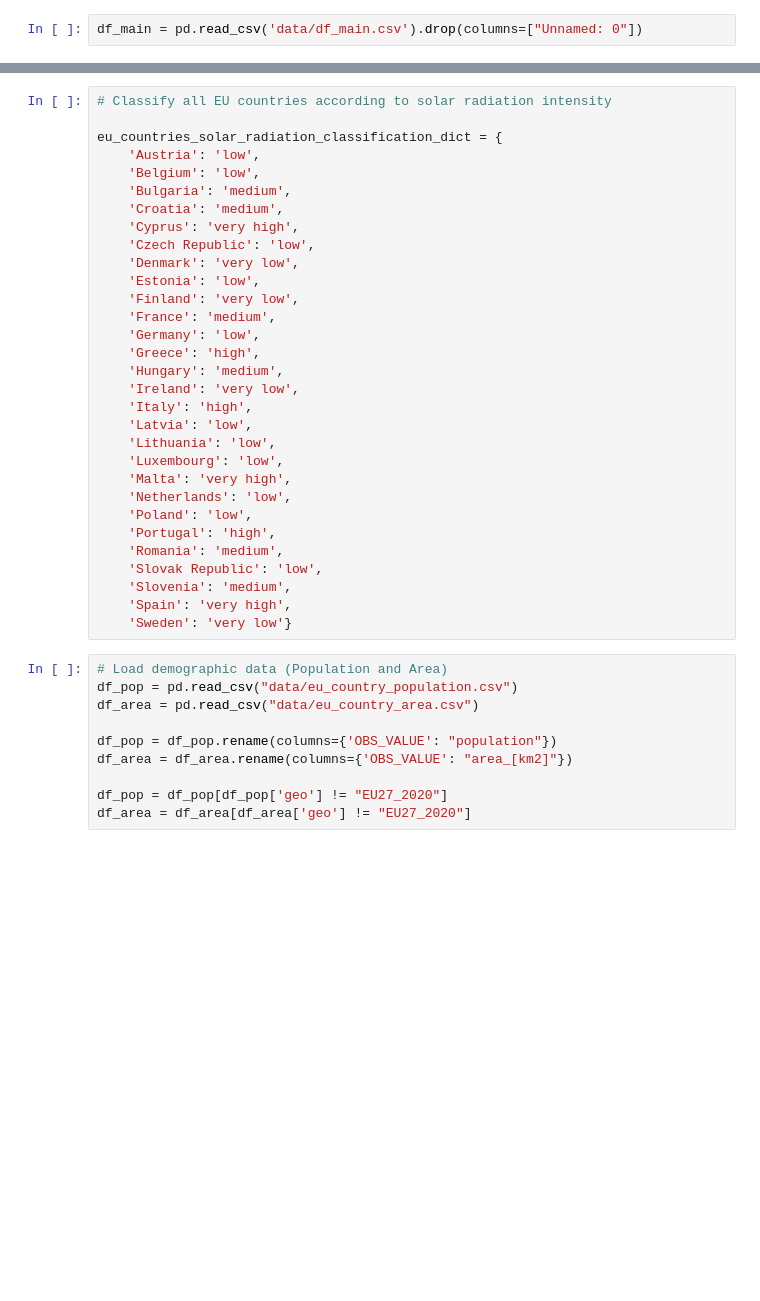
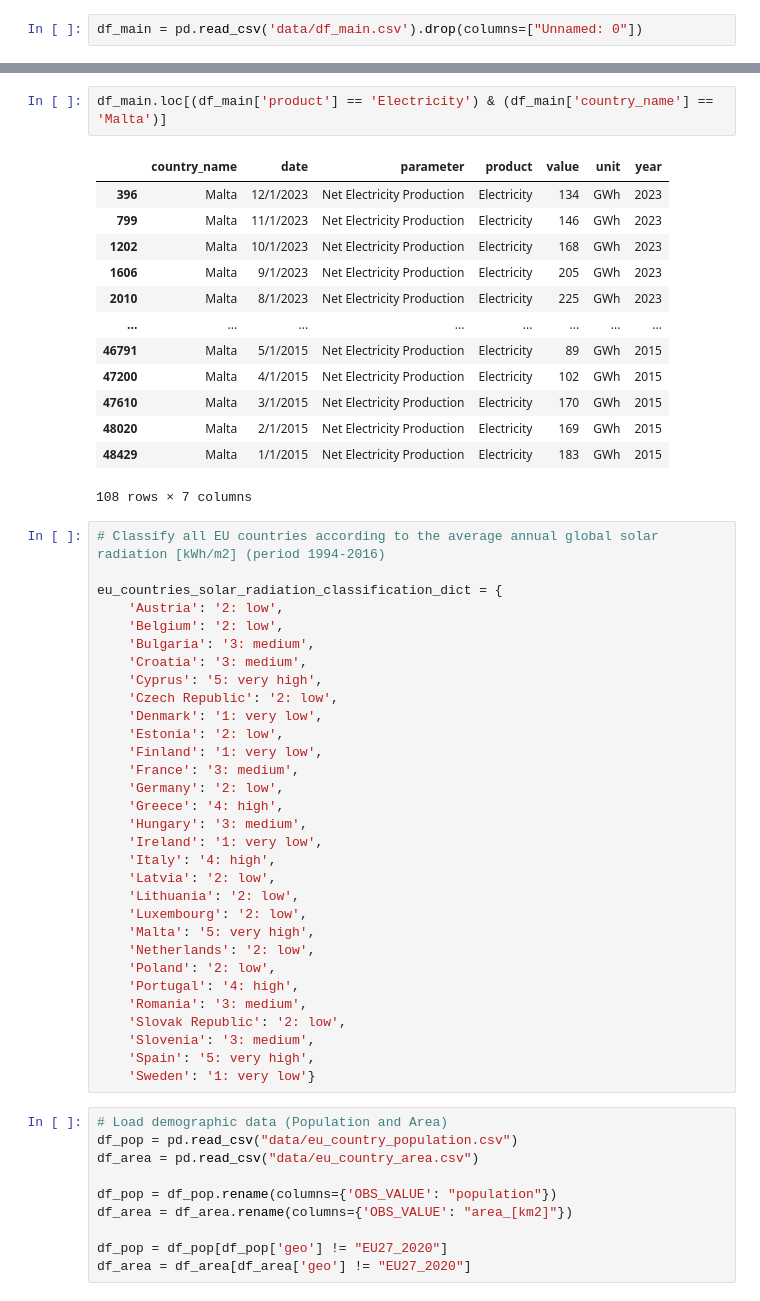
Before and after one commit to NGravereaux/portfolio-project-renewable-evergy-analysis, a Jupyter notebook: hypothesis_2_solar.ipynb, the cells around one changed output, grey strips where cells are left out. Drawn from its saved outputs; the diff is of its cells as text; blank space fills up the shorter version.

```diff
--- a/hypothesis_2_solar.ipynb
+++ b/hypothesis_2_solar.ipynb
@@ -7,34 +49,50 @@ df_main = pd.read_csv('data/df_main.csv').drop(columns=["Unnamed: 0"])
+# %%
+df_main.loc[(df_main['product'] == 'Electricity') & (df_main['country_name'] == 'Malta')]
+# %% [output]
+|  | country_name | date | parameter | product | value | unit | year |
+| 396 | Malta | 12/1/2023 | Net Electricity Production | Electricity | 134 | GWh | 2023 |
+| 799 | Malta | 11/1/2023 | Net Electricity Production | Electricity | 146 | GWh | 2023 |
+| 1202 | Malta | 10/1/2023 | Net Electricity Production | Electricity | 168 | GWh | 2023 |
+| 1606 | Malta | 9/1/2023 | Net Electricity Production | Electricity | 205 | GWh | 2023 |
+| 2010 | Malta | 8/1/2023 | Net Electricity Production | Electricity | 225 | GWh | 2023 |
+| ... | ... | ... | ... | ... | ... | ... | ... |
+| 46791 | Malta | 5/1/2015 | Net Electricity Production | Electricity | 89 | GWh | 2015 |
+| 47200 | Malta | 4/1/2015 | Net Electricity Production | Electricity | 102 | GWh | 2015 |
+| 47610 | Malta | 3/1/2015 | Net Electricity Production | Electricity | 170 | GWh | 2015 |
+| 48020 | Malta | 2/1/2015 | Net Electricity Production | Electricity | 169 | GWh | 2015 |
+| 48429 | Malta | 1/1/2015 | Net Electricity Production | Electricity | 183 | GWh | 2015 |
+108 rows × 7 columns
 # %%
-# Classify all EU countries according to solar radiation intensity
+# Classify all EU countries according to the average annual global solar radiation [kWh/m2] (period 1994-2016)
 
 eu_countries_solar_radiation_classification_dict = {
-    'Austria': 'low',
-    'Belgium': 'low',
-    'Bulgaria': 'medium',
-    'Croatia': 'medium',
-    'Cyprus': 'very high',
-    'Czech Republic': 'low',
-    'Denmark': 'very low',
-    'Estonia': 'low',
-    'Finland': 'very low',
-    'France': 'medium',
-    'Germany': 'low',
-    'Greece': 'high',
-    'Hungary': 'medium',
-    'Ireland': 'very low',
-    'Italy': 'high',
-    'Latvia': 'low',
-    'Lithuania': 'low',
-    'Luxembourg': 'low',
-    'Malta': 'very high',
-    'Netherlands': 'low',
-    'Poland': 'low',
-    'Portugal': 'high',
-    'Romania': 'medium',
-    'Slovak Republic': 'low',
-    'Slovenia': 'medium',
-    'Spain': 'very high',
-    'Sweden': 'very low'}
+    'Austria': '2: low',
+    'Belgium': '2: low',
+    'Bulgaria': '3: medium',
+    'Croatia': '3: medium',
+    'Cyprus': '5: very high',
+    'Czech Republic': '2: low',
+    'Denmark': '1: very low',
+    'Estonia': '2: low',
+    'Finland': '1: very low',
+    'France': '3: medium',
+    'Germany': '2: low',
+    'Greece': '4: high',
+    'Hungary': '3: medium',
+    'Ireland': '1: very low',
+    'Italy': '4: high',
+    'Latvia': '2: low',
+    'Lithuania': '2: low',
+    'Luxembourg': '2: low',
+    'Malta': '5: very high',
+    'Netherlands': '2: low',
+    'Poland': '2: low',
+    'Portugal': '4: high',
+    'Romania': '3: medium',
+    'Slovak Republic': '2: low',
+    'Slovenia': '3: medium',
+    'Spain': '5: very high',
+    'Sweden': '1: very low'}
 # %%
 # Load demographic data (Population and Area)
 df_pop = pd.read_csv("data/eu_country_population.csv")
```
Also changed, not shown: parts of 11 cells of this notebook.
